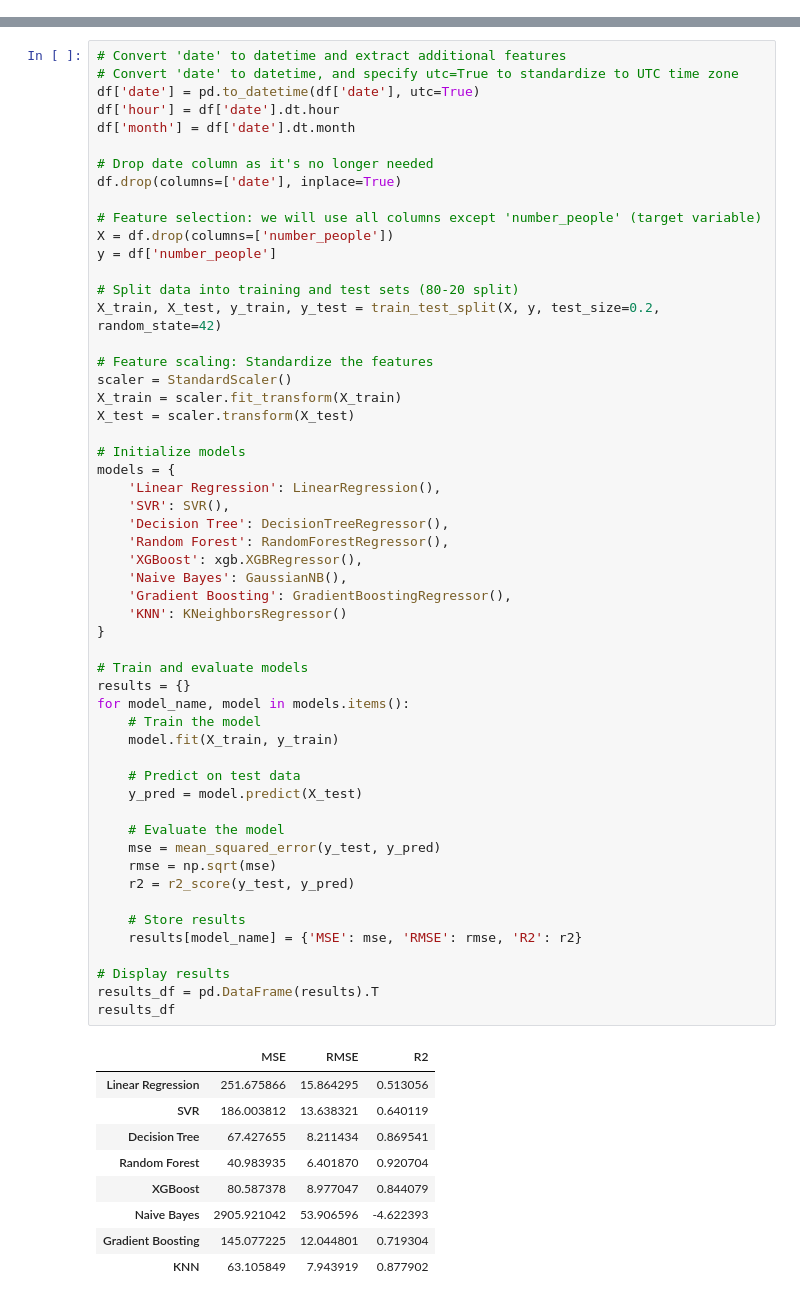
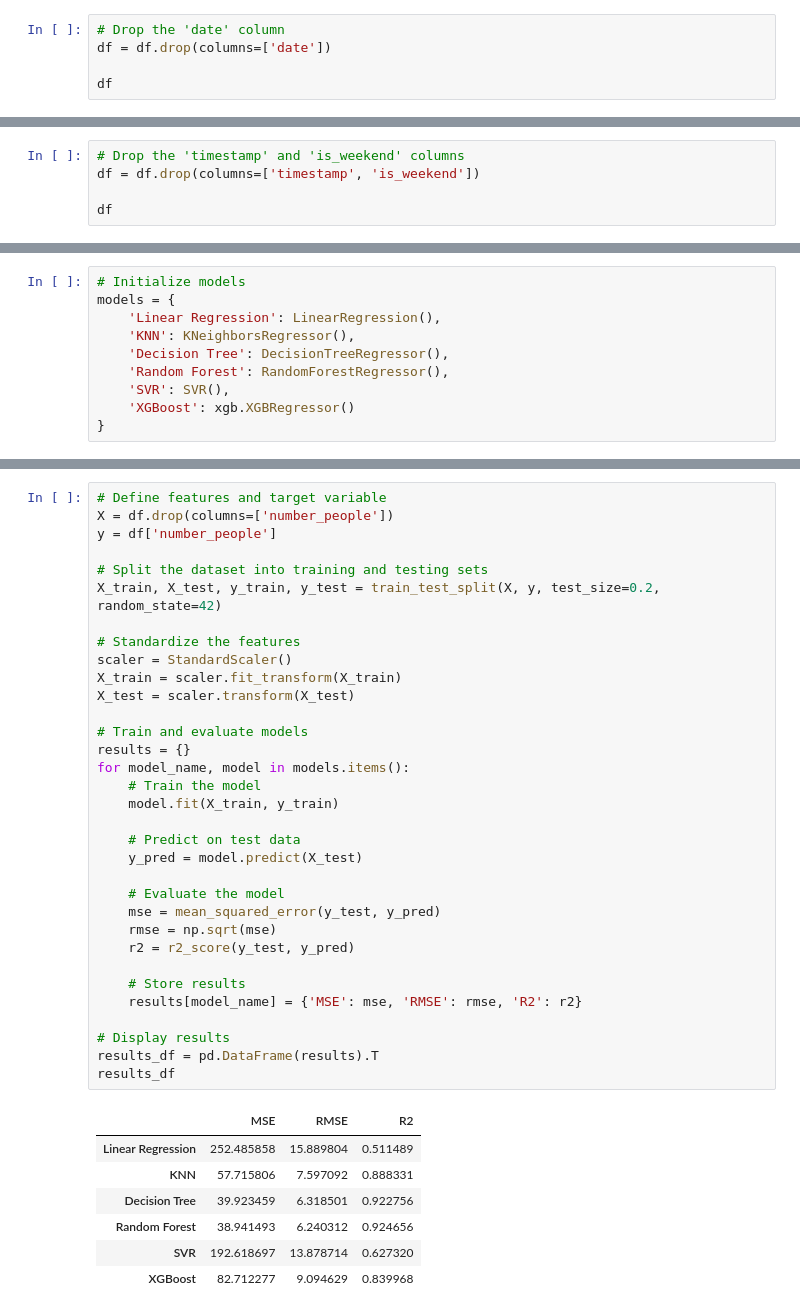
Before and after one commit to chstrkn/IwasGutokGym, a Jupyter notebook: IwasGutokGym.ipynb, the cells around one changed output, grey strips where cells are left out. Cells and saved outputs as stored; diff of their text form.

```diff
--- a/IwasGutokGym.ipynb
+++ b/IwasGutokGym.ipynb
@@ -33,0 +60,5 @@ df
+# %%
+# Drop the 'date' column
+df = df.drop(columns=['date'])
+
+df
@@ -33,0 +93,5 @@ df
+# %%
+# Drop the 'timestamp' and 'is_weekend' columns
+df = df.drop(columns=['timestamp', 'is_weekend'])
+
+df
@@ -33,0 +175,10 @@ df
+# %%
+# Initialize models
+models = {
+    'Linear Regression': LinearRegression(),
+    'KNN': KNeighborsRegressor(),
+    'Decision Tree': DecisionTreeRegressor(),
+    'Random Forest': RandomForestRegressor(),
+    'SVR': SVR(),
+    'XGBoost': xgb.XGBRegressor()
+}
@@ -34,64 +187,41 @@ df
 # %%
-# Convert 'date' to datetime and extract additional features
-# Convert 'date' to datetime, and specify utc=True to standardize to UTC time zone
-df['date'] = pd.to_datetime(df['date'], utc=True)
-df['hour'] = df['date'].dt.hour
-df['month'] = df['date'].dt.month
-
-# Drop date column as it's no longer needed
-df.drop(columns=['date'], inplace=True)
-
-# Feature selection: we will use all columns except 'number_people' (target variable)
+# Define features and target variable
 X = df.drop(columns=['number_people'])
 y = df['number_people']
 
-# Split data into training and test sets (80-20 split)
+# Split the dataset into training and testing sets
 X_train, X_test, y_train, y_test = train_test_split(X, y, test_size=0.2, random_state=42)
 
-# Feature scaling: Standardize the features
+# Standardize the features
 scaler = StandardScaler()
 X_train = scaler.fit_transform(X_train)
 X_test = scaler.transform(X_test)
-
-# Initialize models
-models = {
-    'Linear Regression': LinearRegression(),
-    'SVR': SVR(),
-    'Decision Tree': DecisionTreeRegressor(),
-    'Random Forest': RandomForestRegressor(),
-    'XGBoost': xgb.XGBRegressor(),
-    'Naive Bayes': GaussianNB(),
-    'Gradient Boosting': GradientBoostingRegressor(),
-    'KNN': KNeighborsRegressor()
-}
 
 # Train and evaluate models
 results = {}
 for model_name, model in models.items():
     # Train the model
     model.fit(X_train, y_train)
 
     # Predict on test data
     y_pred = model.predict(X_test)
 
     # Evaluate the model
     mse = mean_squared_error(y_test, y_pred)
     rmse = np.sqrt(mse)
     r2 = r2_score(y_test, y_pred)
 
     # Store results
     results[model_name] = {'MSE': mse, 'RMSE': rmse, 'R2': r2}
 
 # Display results
 results_df = pd.DataFrame(results).T
 results_df
 # %% [output]
 |  | MSE | RMSE | R2 |
-| Linear Regression | 251.675866 | 15.864295 | 0.513056 |
-| SVR | 186.003812 | 13.638321 | 0.640119 |
-| Decision Tree | 67.427655 | 8.211434 | 0.869541 |
-| Random Forest | 40.983935 | 6.401870 | 0.920704 |
-| XGBoost | 80.587378 | 8.977047 | 0.844079 |
-| Naive Bayes | 2905.921042 | 53.906596 | -4.622393 |
-| Gradient Boosting | 145.077225 | 12.044801 | 0.719304 |
-| KNN | 63.105849 | 7.943919 | 0.877902 |
+| Linear Regression | 252.485858 | 15.889804 | 0.511489 |
+| KNN | 57.715806 | 7.597092 | 0.888331 |
+| Decision Tree | 39.923459 | 6.318501 | 0.922756 |
+| Random Forest | 38.941493 | 6.240312 | 0.924656 |
+| SVR | 192.618697 | 13.878714 | 0.627320 |
+| XGBoost | 82.712277 | 9.094629 | 0.839968 |
```
Also changed, not shown: parts of 37 cells of this notebook.
